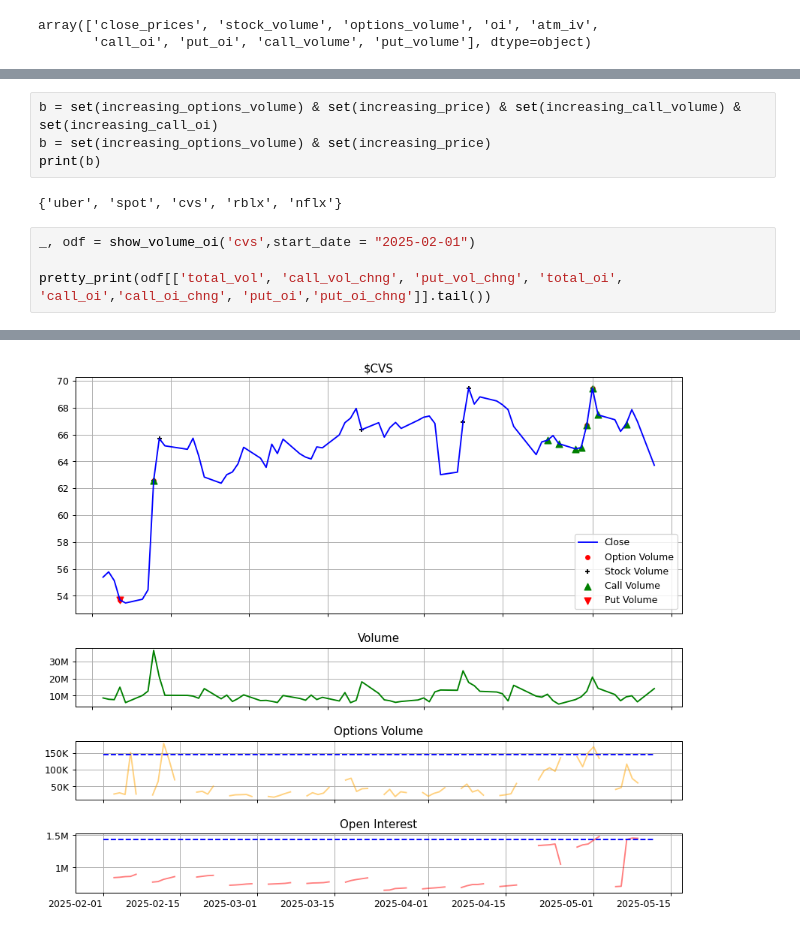
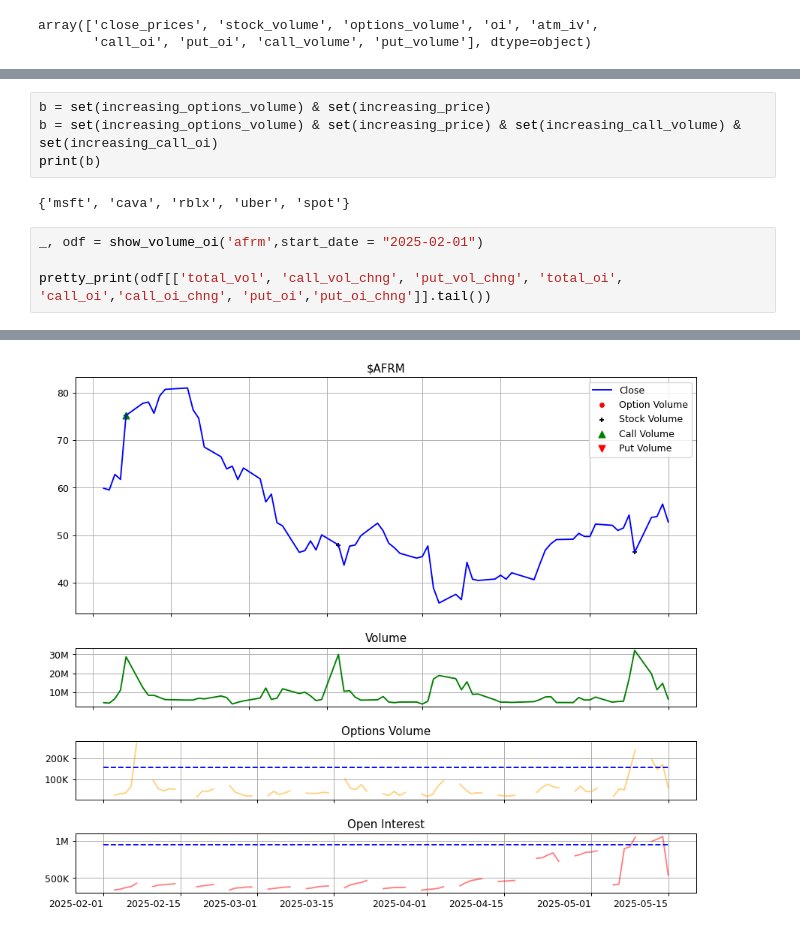
Before and after one commit to jach8/stock_watcher, a Jupyter notebook: models/trends/cd3.ipynb, the cells around one changed output, grey strips where cells are left out. Saved outputs shown, nothing was run; the diff lists cells and outputs as text.

```diff
--- a/models/trends/cd3.ipynb
+++ b/models/trends/cd3.ipynb
@@ -166,11 +167,11 @@ dis, meta, jpm, sony, v
 # %%
+b = set(increasing_options_volume) & set(increasing_price)
 b = set(increasing_options_volume) & set(increasing_price) & set(increasing_call_volume) & set(increasing_call_oi)
-b = set(increasing_options_volume) & set(increasing_price)
 print(b)
 # %% [output]
-{'uber', 'spot', 'cvs', 'rblx', 'nflx'}
+{'msft', 'cava', 'rblx', 'uber', 'spot'}
 # %%
-_, odf = show_volume_oi('cvs',start_date = "2025-02-01")
+_, odf = show_volume_oi('afrm',start_date = "2025-02-01")
 
 pretty_print(odf[['total_vol', 'call_vol_chng', 'put_vol_chng', 'total_oi', 'call_oi','call_oi_chng', 'put_oi','put_oi_chng']].tail())
 # %% [output]
@@ -184,4 +185,4 @@ pretty_print(odf[['total_vol', 'call_vol_chng', 'put_vol_chng', 'total_oi', 'cal
-[figure, old version]
+[figure, new version]
 # %%
 change_df = df[df.change_point == 1]
 call_volume_change = list(change_df[change_df.metric.isin(['call_volume'])].stock.unique())
```
Also changed, not shown: parts of 10 cells of this notebook.
